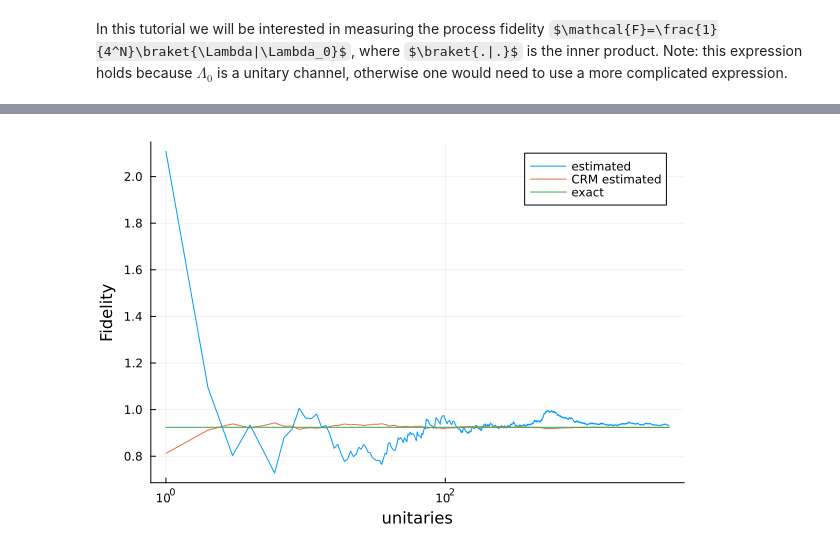
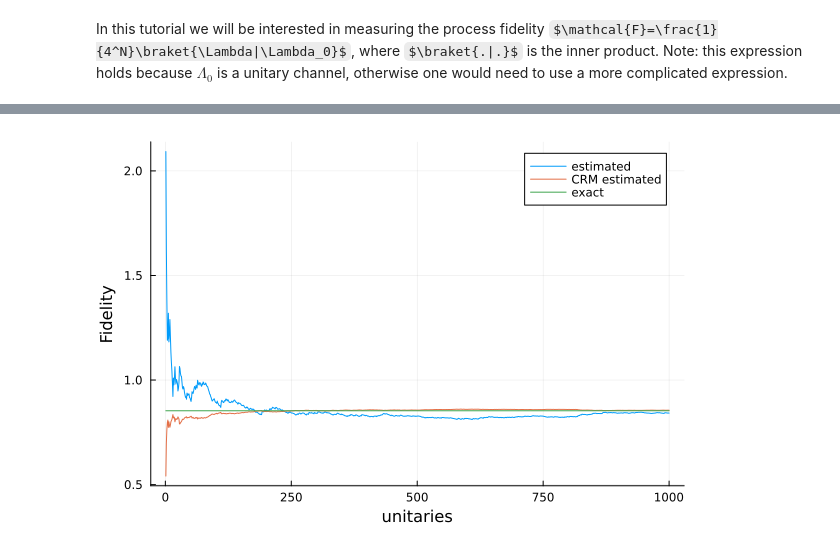
Before and after one commit to bvermersch/RandomMeas.jl, a Jupyter notebook: examples/ProcessShadowTomography.ipynb, the cells around one changed output, grey strips where cells are left out. Saved outputs shown, nothing was run; the diff lists cells and outputs as text; code cells hidden in the pictures; some formulas as TeX source.

Commit message:
Process Shadow finished

```diff
--- a/examples/ProcessShadowTomography.ipynb
+++ b/examples/ProcessShadowTomography.ipynb
@@ -46,34 +53,33 @@ println(" -- Process Fidelity ", F)
 # %%
-nu = 4000
-NM = 10000
+nu = 1000
+NM = 5000
 states = ["Dn" for n in 1:N]
 ψ  = MPS(ComplexF64,ξ,states)
 ρ = outer(ψ',ψ)
 data = zeros(Int8,(NM,N))
-shadow = ITensor(vcat(ξ,ξ'))
 Λs = ITensor(vcat(ξ,ξ',s,s'))
+Fs = zeros(Float64,nu)
+
+#construct the projector |0><0|, which will be useful to build the process shadow below
+P0 = flatten([state(ξ_i,"Dn") for ξ_i in ξ])
+
 Λs_CRM = ITensor(vcat(ξ,ξ',s,s'))
-
-P0 = state(s[1],"Dn")
-for i in 2:N
-    P0 *= state(s[i],"Dn")
-end
-
-Fs = zeros(Float64,nu)
 Fs_CRM = zeros(Float64,nu)
 
 @showprogress dt=1 for r in 1:nu
-        ui = get_rotations(ξ,1) #Haar rotations in A
+        ui = get_rotations(ξ,1) #Haar rotations for the initial state preparation
+        uid = [swapinds(dag(ui[i]),ξ[i],ξ[i]') for i in 1:N] #We compute u_i^\dag
+
         uf = get_rotations(ξ,1) #Haar rotations in A
         ### Quantum Measurements
-        ρu = apply(ui,ρ,apply_dag=true)
+        ρu = apply(uid,ρ,apply_dag=true)
         ρe = apply(circuit,ρu,apply_dag=true)
         ρen = apply_depo_channel(ρe,p)
 
-        #Build shadow for the initial state
-        uid = [dag(ui[i])*δ(s[i],ξ[i]')*δ(s[i]',ξ[i]) for i in 1:N]
-        ρi = get_shadow(P0,s,uid)
-        ρi = swapinds(ρi,s,s')
+        #Build shadow for the initial state. Here we use Eq (B2) in using Eq (B2)
+        ρi = get_shadow(P0,ξ,ui)
+        replaceinds!(ρi,ξ',s) #Final transposition
+        replaceinds!(ρi,ξ,s')
 
         #Build shadow for the final state
         data = get_RandomMeas(ρen,uf,NM)
@@ -83,21 +89,23 @@ Fs_CRM = zeros(Float64,nu)
         #Form process shadow
         Λt = 2^N*ρi*ρf
         Λs += Λt
+
         Fs[r] = real(inner(Λs,flatten(Λ0))/2^(2*N))/r
 
-         Pσ = get_Born(apply(uf,ρe,apply_dag=true))
-         σf = get_shadow(Pσ,ξ,uf)
-         Λt_CRM = Λt-2^N*ρi*σf+flatten(Λ0)
-         Λs_CRM += Λt_CRM
-         Fs_CRM[r] = real(inner(Λs_CRM,flatten(Λ0))/2^(2*N))/r
+        ## CRM part ##
+        P = get_Born(apply(uf,ρe,apply_dag=true)) #Simulate RM on the ideal channel
+        ρf = get_shadow(P,ξ,uf)
+        Λt_CRM = Λt-2^N*ρi*ρf+flatten(Λ0)
+        Λs_CRM += Λt_CRM
+        Fs_CRM[r] = real(inner(Λs_CRM,flatten(Λ0))/2^(2*N))/r
 end
 # %%
 using Plots
-plot(1:nu,Fs,label="estimated", xscale=:log10)
+plot(1:nu,Fs,label="estimated")
 plot!(1:nu,Fs_CRM,label="CRM estimated")
 plot!(1:nu,F*ones(nu),label="exact")
 
 ylabel!("Fidelity")
 xlabel!("unitaries")
 # %% [output]
-[figure, old version]
+[figure, new version]
```
Also changed, not shown: parts of 3 cells of this notebook, 1 other file.
